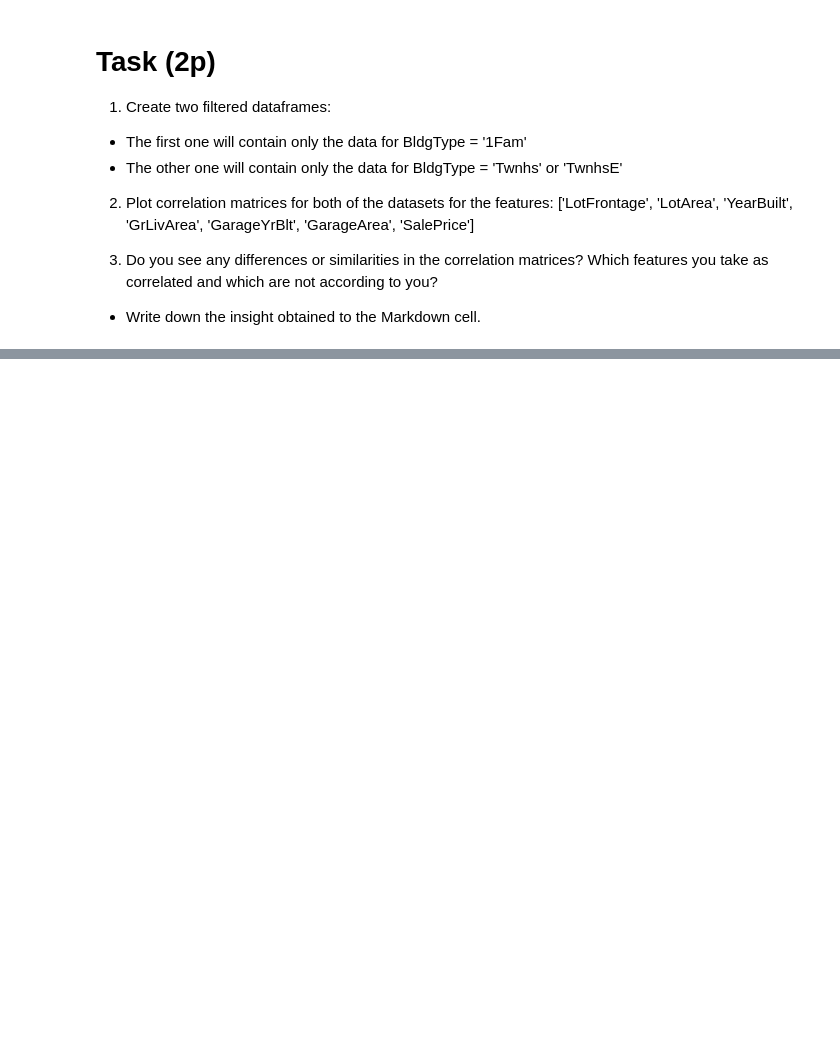
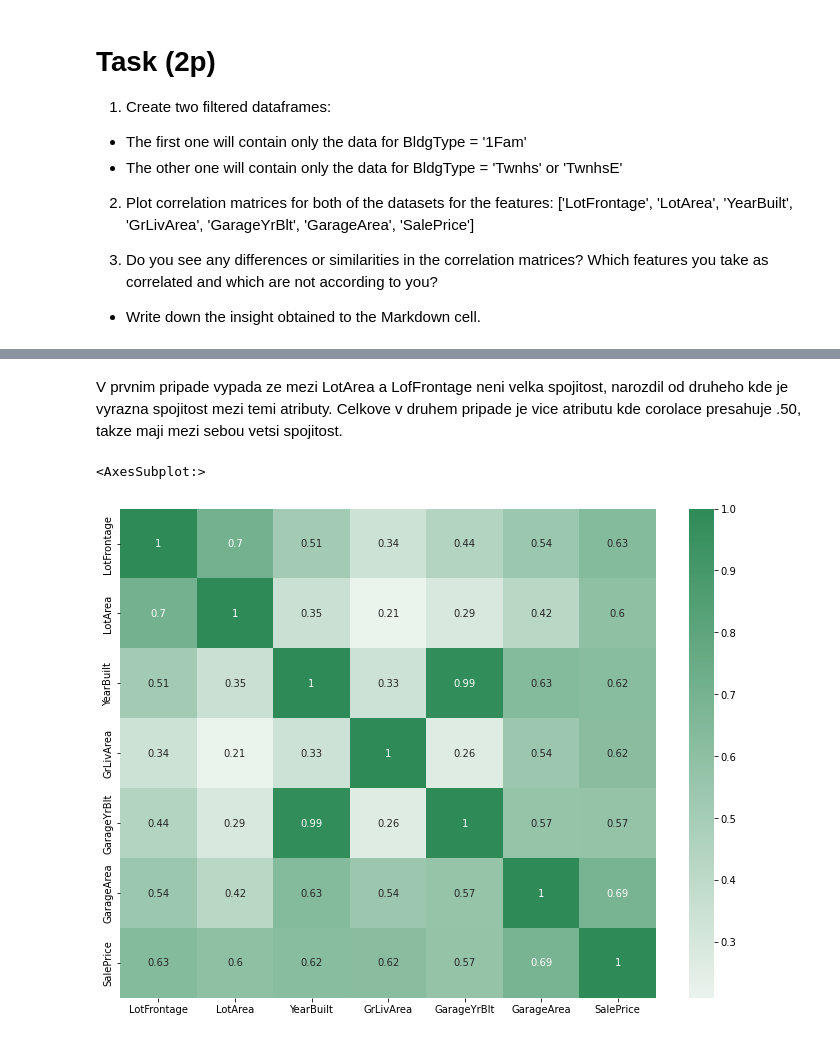
Before and after one commit to smidlma/zsu, a Jupyter notebook: ex_3/zsu_cv3_eda.ipynb, the cells around one changed output, grey strips where cells are left out. Saved outputs shown, nothing was run; the diff lists cells and outputs as text; code cells hidden in the pictures; blank space fills up the shorter version.

```diff
--- a/ex_3/zsu_cv3_eda.ipynb
+++ b/ex_3/zsu_cv3_eda.ipynb
@@ -306,0 +318,14 @@ sns.regplot(data=df, x=df.GrLivArea, y=df.SalePrice)
+# %% [markdown]
+
+V prvnim pripade vypada ze mezi LotArea a LofFrontage neni velka spojitost, narozdil od druheho kde je vyrazna spojitost mezi temi atributy. Celkove v druhem pripade je vice atributu kde corolace presahuje .50, takze maji mezi sebou vetsi spojitost.
+# %%
+df2 = df.loc[df['BldgType'].isin(['Twnhs', 'TwnhsE'])]
+
+selected_columns2 = ['LotFrontage', 'LotArea', 'YearBuilt', 'GrLivArea', 'GarageYrBlt', 'GarageArea', 'SalePrice']
+corr_mat2 = df2[selected_columns2].corr()
+
+plt.figure(figsize=(12, 9))
+sns.heatmap(corr_mat2, cmap=sns.light_palette('seagreen', as_cmap=True), annot=True)
+# %% [output]
+<AxesSubplot:>
+[figure, added]
```
Also changed, not shown: parts of 1 cell of this notebook, 8 other files.
